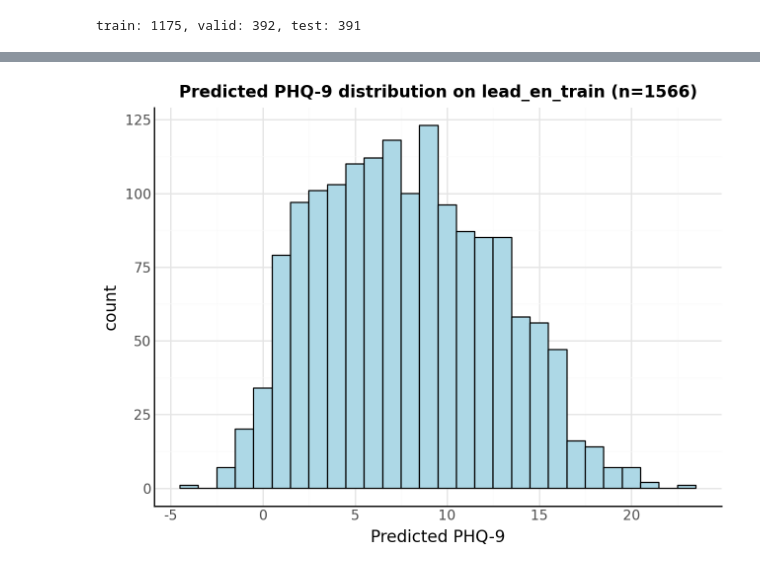
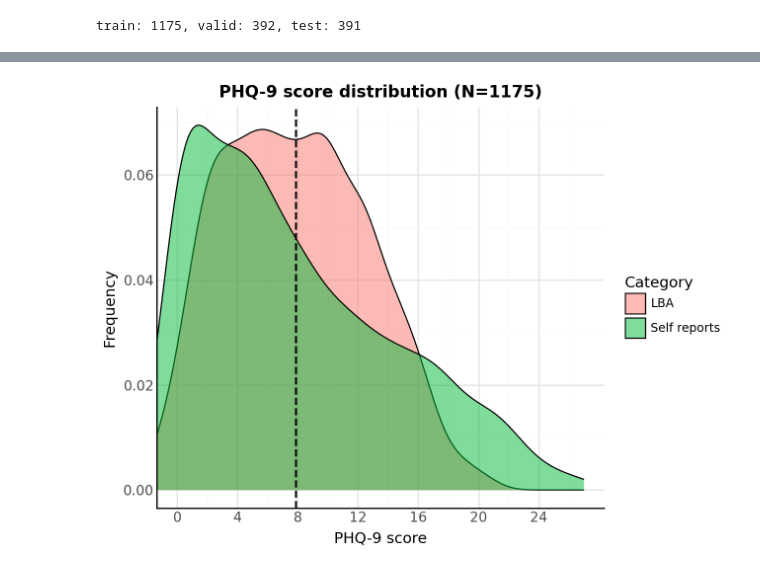
Before and after one commit to shshnk94/personallm, a Jupyter notebook: notebooks/analysis.ipynb, the cells around one changed output, grey strips where cells are left out. Drawn from its saved outputs; the diff is of its cells as text; code cells hidden in the pictures.

```diff
--- a/notebooks/analysis.ipynb
+++ b/notebooks/analysis.ipynb
@@ -88,25 +75,60 @@ lead_en_train = pd.read_sql(f"SELECT message_id, message, phq9 FROM {message_tab
 # %%
+message_table = "lead_en"
+lead_en_train = pd.read_sql(f"SELECT message_id, phq9 FROM {message_table}_train", engine)
 phq9_pred = pd.read_sql(
     "SELECT group_id AS message_id, value AS phq9_pred "
     "FROM `feat$p_ridg_phq9_pred$lead_en_train$message_id` WHERE feat = 'phq9'",
     engine,
 )
 
+LP = pd \
+    .merge(
+        lead_en_train,
+        phq9_pred,
+        on="message_id",
+        how="inner"
+    ) \
+    .rename(columns={"phq9": "Self reports", "phq9_pred": "LBA"}) \
+    .melt(
+        id_vars=["message_id"],
+        value_vars=["Self reports", "LBA"],
+        var_name="type",
+        value_name="value"
+    )
+
+means = (
+        LP.groupby("type", as_index=False)["value"]
+        .mean()
+        .rename(columns={"value": "mean"})
+    )
+
 (
-    p9.ggplot(phq9_pred, p9.aes(x="phq9_pred"))
-    + p9.geom_histogram(binwidth=1, color="black", fill="lightblue")
-    + p9.labs(
-        x="Predicted PHQ-9",
-        y="count",
-        title=f"Predicted PHQ-9 distribution on lead_en_train (n={len(phq9_pred)})",
-    )
-    + p9.theme_minimal()
-    + p9.theme(
+    p9.ggplot(LP, p9.aes(x="value", fill="type")) +
+    p9.geom_density(
+        color="black",
+        alpha=0.5,
+    ) +
+    p9.geom_vline(
+        means,
+        p9.aes(xintercept="mean"),
+        linetype="dashed",
+        size=0.8,
+    ) +
+    p9.scale_x_continuous(breaks=np.arange(0, 28, 4)) +
+    p9.scale_fill_manual(values=["#F8766D", "#00BA38"]) +
+    p9.coord_cartesian(xlim=(0, 27)) +
+    p9.labs(
+        x="PHQ-9 score",
+        y="Frequency",
+        fill="Category",
+        title=f"PHQ-9 score distribution (N={LP['message_id'].nunique()})"
+    ) +
+    p9.theme_minimal() +
+    p9.theme(
         axis_line=p9.element_line(color="black"),
-        axis_title=p9.element_text(size=12),
         axis_text=p9.element_text(size=10),
         plot_title=p9.element_text(size=12, face="bold"),
     )
 )
 # %% [output]
-[figure, old version]
+[figure, new version]
```
Also changed, not shown: parts of 18 cells of this notebook, 2 other files.
